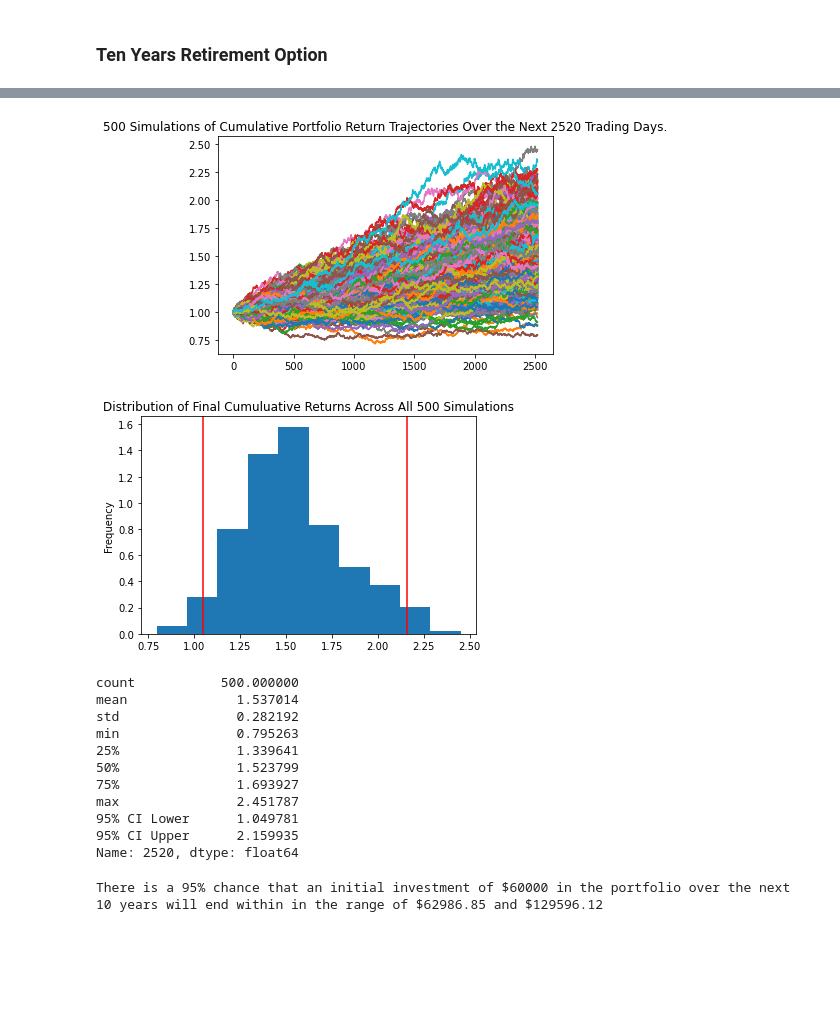
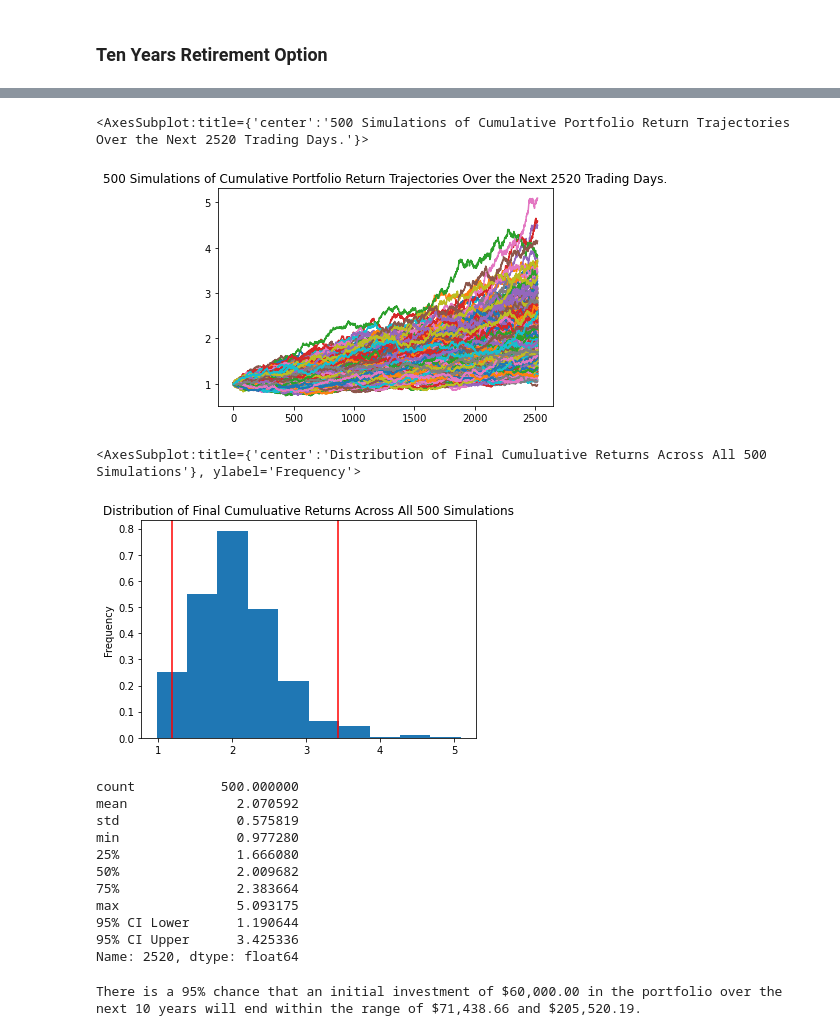
Before and after one commit to salsal3/bcs-hw4-APIs, a Jupyter notebook: Starter_Code/financial-planner.ipynb, the cells around one changed output, grey strips where cells are left out. Drawn from its saved outputs; the diff is of its cells as text; code cells hidden in the pictures; blank space fills up the shorter version.

```diff
--- a/Starter_Code/financial-planner.ipynb
+++ b/Starter_Code/financial-planner.ipynb
@@ -77,13 +80,15 @@ Alpaca Key type: <class 'str'>
 Alpaca Secret Key type: <class 'str'>
 # %%
 # Format current date as ISO format
-today = pd.Timestamp('2021-07-26', tz='America/New_York').isoformat()
+date_today = date.today()
+print(f"Today\'s date is: {date_today}")
+today = pd.Timestamp(date_today, tz='America/New_York').isoformat()
 
 # Set the tickers
-tickers = ["AGG", "SPY"]
+tickers = ['AGG', 'SPY']
 
 # Set timeframe to '1D' for Alpaca API
-timeframe = "1D"
+timeframe = '1D'
 
 # Get current closing prices for SPY and AGG
 # (use a limit=1000 parameter to call the most recent 1000 days of data)
@@ -180,5 +232,8 @@ Amazing! You've saved more than the minimum for your emergency fund!
 # %%
 # Set start and end dates of five years back from today.
 # Sample results may vary from the solution based on the time frame chosen
-start_date = pd.Timestamp('2016-07-26', tz='America/New_York').isoformat()
-end_date = pd.Timestamp('2021-07-26', tz='America/New_York').isoformat()
+date_five_years = date_today - relativedelta(years=5)
+print(f"Today's date is {date_today}.")
+print(f"The date five years ago was {date_five_years}.")
+start_date = pd.Timestamp(date_five_years, tz='America/New_York').isoformat()
+end_date = pd.Timestamp(date_today, tz='America/New_York').isoformat()
@@ -327,0 +397,16 @@ There is a 95% chance that an initial investment of $30000.0 in the portfolio ov
+# %%
+# Variable representing number of years until retirement
+# years = 0
+
+# Configure MCSimulation to forecast cumulative returns after specified number of years
+# The percentage split of `stocks` and `bonds` should be entered as decimals, and the sum should equal 1
+def mc_sim(stocks, bonds, years):
+    return MCSimulation(
+        portfolio_data = df_stock_data,
+        weights = [stocks, bonds],
+        num_simulation = 500,
+        num_trading_days = 252 * int(years)
+    )
+
+# forecast = mc_sim(.4, .6, 5)
+# forecast
@@ -406,3 +551,6 @@ There is a 95% chance that an initial investment of $60000 in the portfolio over
 # %% [markdown]
 ### Ten Years Retirement Option
+# %%
+# Configuring a Monte Carlo simulation to forecast 10 years cumulative returns, with 60% stocks and 40% bonds
+forecast_10y = mc_sim(.6, .4, 10)
 # %%
@@ -445,30 +590,32 @@ Running Monte Carlo simulation number 490.
 # %%
 # Plot simulation outcomes
-# YOUR CODE HERE!
+forecast_10y.plot_simulation()
 # %% [output]
+<AxesSubplot:title={'center':'500 Simulations of Cumulative Portfolio Return Trajectories Over the Next 2520 Trading Days.'}>
-[figure, old version]
+[figure, new version]
 # %%
 # Plot probability distribution and confidence intervals
-# YOUR CODE HERE!
+forecast_10y.plot_distribution()
 # %% [output]
+<AxesSubplot:title={'center':'Distribution of Final Cumuluative Returns Across All 500 Simulations'}, ylabel='Frequency'>
-[figure, old version]
+[figure, new version]
 # %%
 # Fetch summary statistics from the Monte Carlo simulation results
-# YOUR CODE HERE!
+summary_10y = forecast_10y.summarize_cumulative_return()
 
 # Print summary statistics
-# YOUR CODE HERE!
+summary_10y
 # %% [output]
 count           500.000000
-mean              1.537014
-std               0.282192
-min               0.795263
-25%               1.339641
-50%               1.523799
-75%               1.693927
-max               2.451787
-95% CI Lower      1.049781
-95% CI Upper      2.159935
+mean              2.070592
+std               0.575819
+min               0.977280
+25%               1.666080
+50%               2.009682
+75%               2.383664
+max               5.093175
+95% CI Lower      1.190644
+95% CI Upper      3.425336
 Name: 2520, dtype: float64
 # %%
 # Set initial investment
@@ -478,8 +625,11 @@ Name: 2520, dtype: float64
 # YOUR CODE HERE!
 
 # Print results
-print(f"There is a 95% chance that an initial investment of ${initial_investment} in the portfolio"
-      f" over the next 10 years will end within in the range of"
-      f" ${ci_lower_ten} and ${ci_upper_ten}")
+# print(f"There is a 95% chance that an initial investment of ${initial_investment} in the portfolio"
+#       f" over the next 10 years will end within in the range of"
+#       f" ${ci_lower_ten} and ${ci_upper_ten}")
-# %% [output]
-There is a 95% chance that an initial investment of $60000 in the portfolio over the next 10 years will end within in the range of $62986.85 and $129596.12
+# %%
+# Expected portfolio return after ten years with an initial investment of $60,000
+confidence(10, summary_10y, 60000)
+# %% [output]
+There is a 95% chance that an initial investment of $60,000.00 in the portfolio over the next 10 years will end within the range of $71,438.66 and $205,520.19.
```
Also changed, not shown: parts of 45 cells of this notebook.
